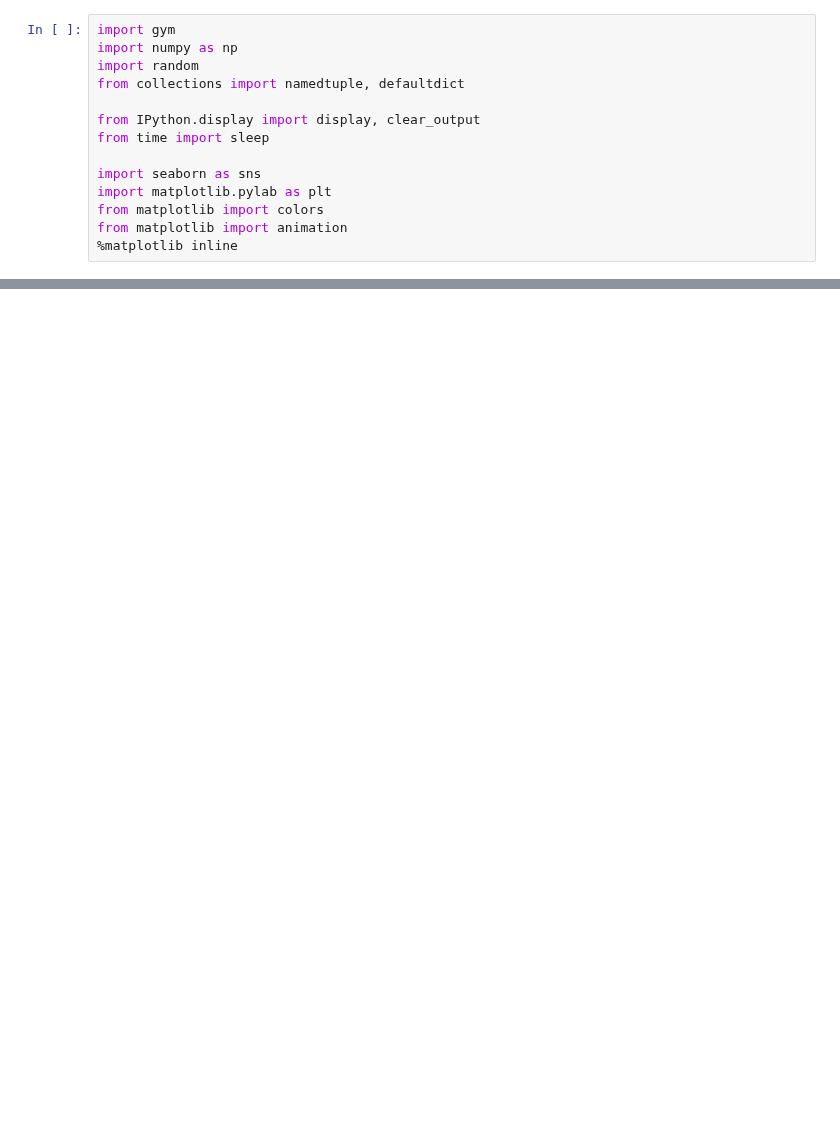
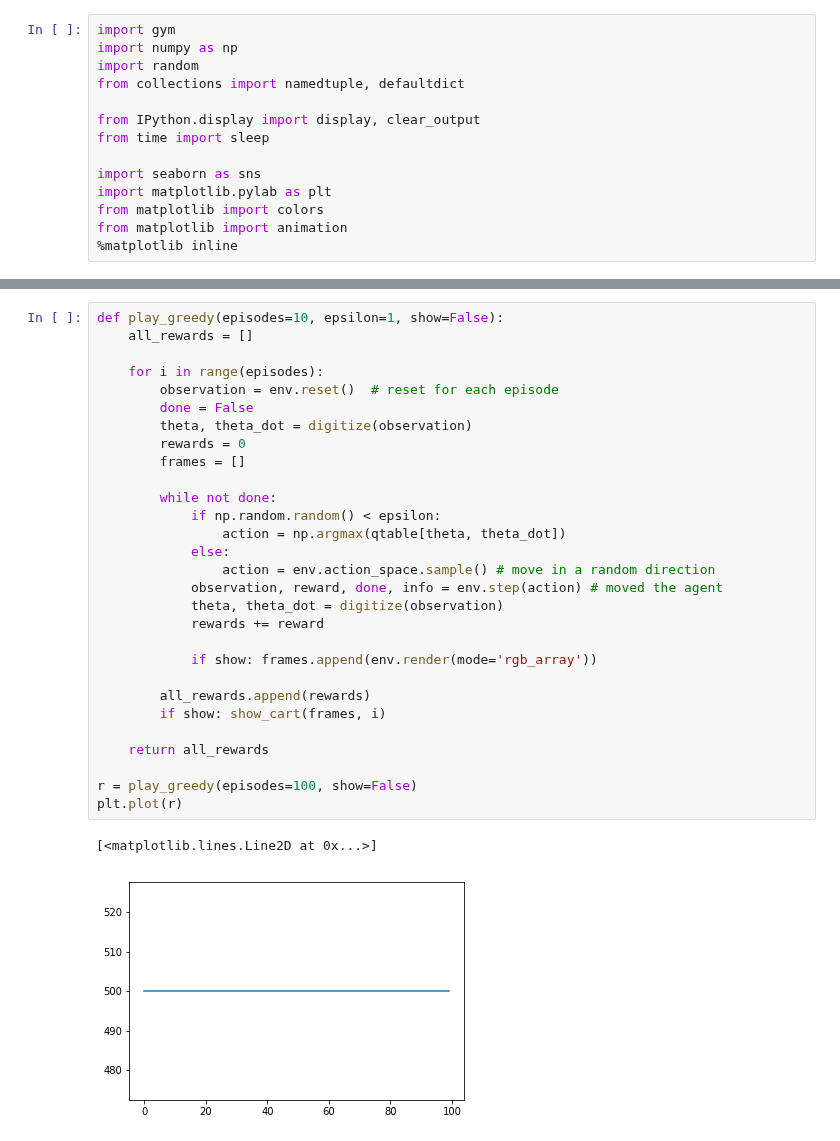
Before and after one commit to khalido/starai, a Jupyter notebook: notebooks/cartpole.ipynb, the cells around one changed output, grey strips where cells are left out. Drawn from its saved outputs; the diff is of its cells as text; blank space fills up the shorter version.

```diff
--- a/notebooks/cartpole.ipynb
+++ b/notebooks/cartpole.ipynb
@@ -51,0 +174,32 @@ for i in range(5):
+# %%
+def play_greedy(episodes=10, epsilon=1, show=False):
+    all_rewards = []
+
+    for i in range(episodes):
+        observation = env.reset()  # reset for each episode
+        done = False
+        theta, theta_dot = digitize(observation)
+        rewards = 0
+        frames = []
+
+        while not done:
+            if np.random.random() < epsilon:
+                action = np.argmax(qtable[theta, theta_dot])
+            else:
+                action = env.action_space.sample() # move in a random direction
+            observation, reward, done, info = env.step(action) # moved the agent
+            theta, theta_dot = digitize(observation)
+            rewards += reward
+
+            if show: frames.append(env.render(mode='rgb_array'))
+
+        all_rewards.append(rewards)
+        if show: show_cart(frames, i)
+
+    return all_rewards
+
+r = play_greedy(episodes=100, show=False)
+plt.plot(r)
+# %% [output]
+[<matplotlib.lines.Line2D at 0x...>]
+[figure, added]
```
Also changed, not shown: parts of 16 cells of this notebook.
